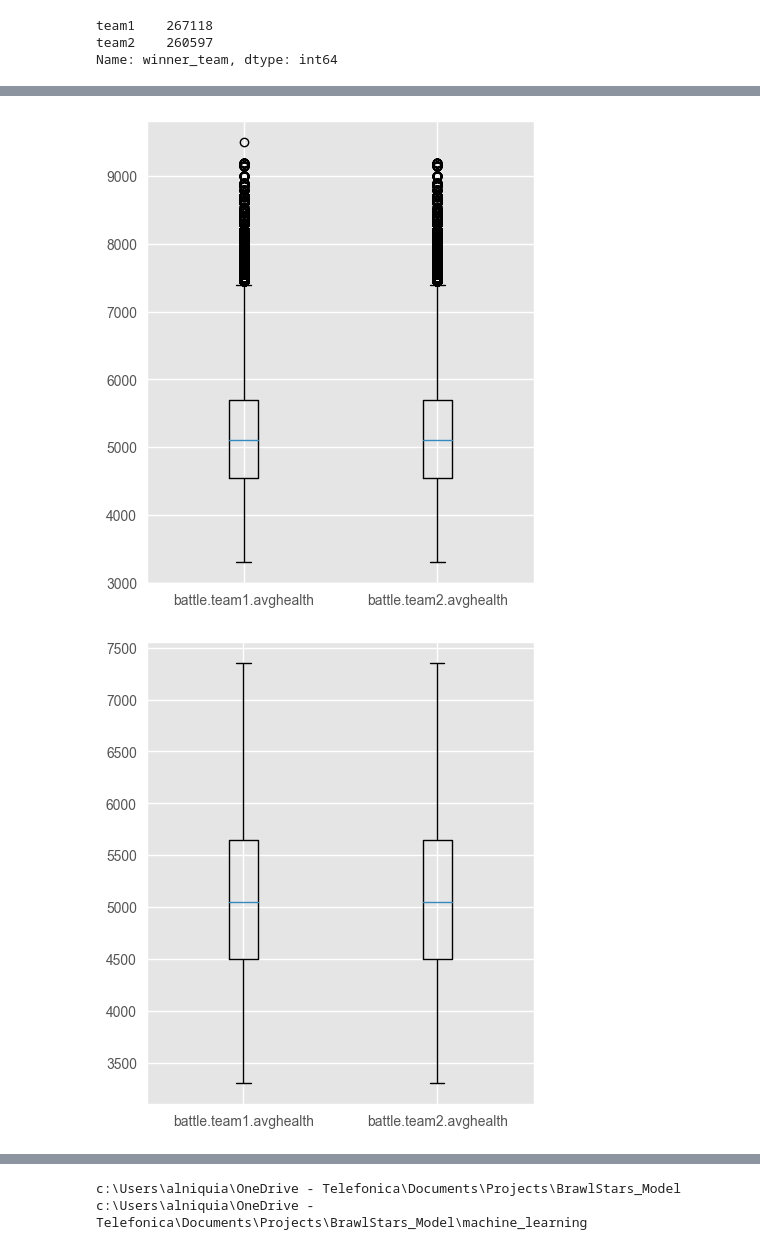
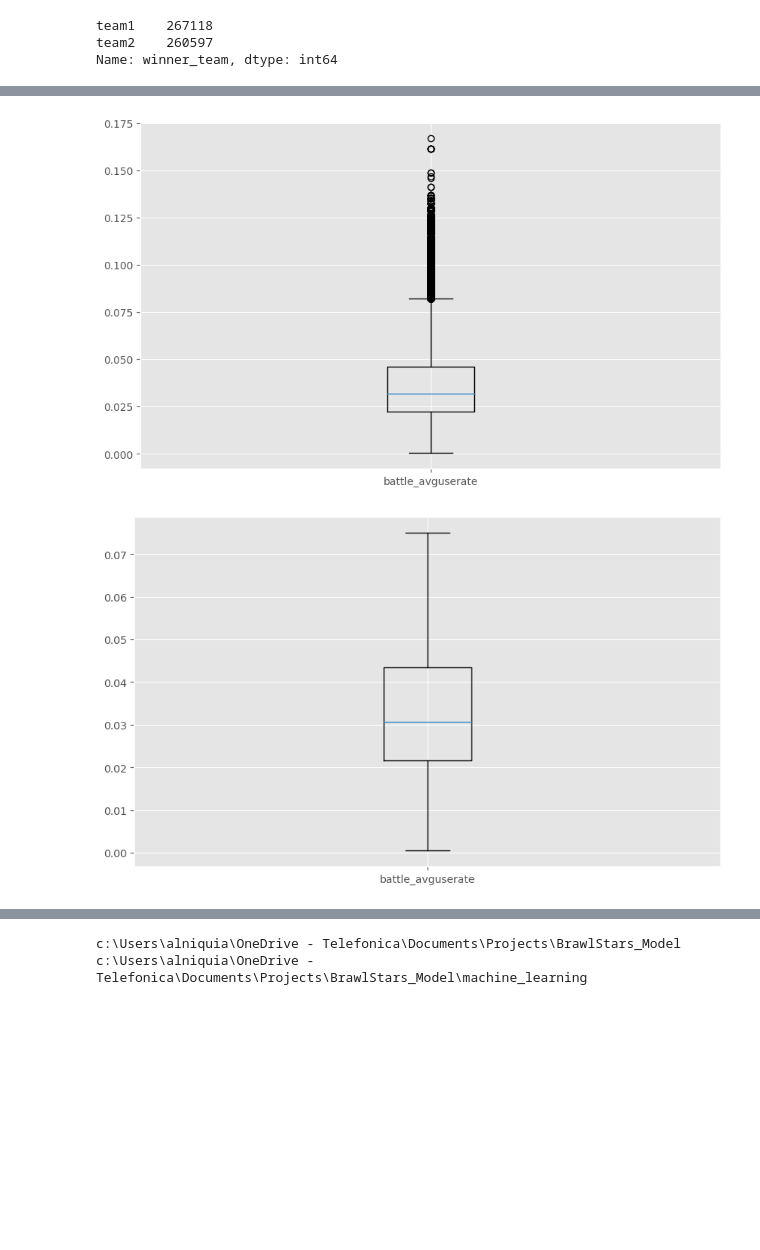
Before and after one commit to aquinteros/BrawlStars_Analytics, a Jupyter notebook: brawlstars_ML_training.ipynb, the cells around one changed output, grey strips where cells are left out. Drawn from its saved outputs; the diff is of its cells as text; code cells hidden in the pictures; blank space fills up the shorter version.

```diff
--- a/brawlstars_ML_training.ipynb
+++ b/brawlstars_ML_training.ipynb
@@ -408,0 +394,5 @@ create_boxplots(battlelogFinal, 'battle.team1.avgpower', 'battle.team2.avgpower'
+# %%
+# crear columna avg speed
+battlelogFinal['battle_avgspeed'] = battlelogFinal.apply(lambda row: create_avg(row, 'Speed_Num'), axis=1)
+
+create_boxplots(battlelogFinal, 'battle_avgspeed')
@@ -408,0 +401,5 @@ create_boxplots(battlelogFinal, 'battle.team1.avgpower', 'battle.team2.avgpower'
+# %%
+# subset avg speed
+battlelogFinal = battlelogFinal[(battlelogFinal['battle_avgspeed'] >= 670) & (battlelogFinal['battle_avgspeed'] <= 810)].reset_index(drop=True)
+
+create_boxplots(battlelogFinal, 'battle_avgspeed')
@@ -409,7 +408,7 @@ create_boxplots(battlelogFinal, 'battle.team1.avgpower', 'battle.team2.avgpower'
 # %%
-# crear columna avg trophies
-battlelogFinal['battle.team1.avgtrophies'] = battlelogFinal.apply(lambda row: create_avg(row, 'team1', 'trophies'), axis=1)
-battlelogFinal['battle.team2.avgtrophies'] = battlelogFinal.apply(lambda row: create_avg(row, 'team2', 'trophies'), axis=1)
+# crear columna avg winrate
+battlelogFinal['battle_avgwinrate'] = battlelogFinal.apply(lambda row: create_avg(row, 'winrate'), axis=1)
+battlelogFinal = battlelogFinal[battlelogFinal['battle_avgwinrate'].isna() == False]
 
-create_boxplots(battlelogFinal, 'battle.team1.avgtrophies', 'battle.team2.avgtrophies')
+create_boxplots(battlelogFinal, 'battle_avgwinrate')
 # %% [output]
@@ -416,0 +416,5 @@ create_boxplots(battlelogFinal, 'battle.team1.avgtrophies', 'battle.team2.avgtro
+# %%
+# subset avg winrate
+battlelogFinal = battlelogFinal[(battlelogFinal['battle_avgwinrate'] >= 0.39) & (battlelogFinal['battle_avgwinrate'] <= 0.605)].reset_index(drop=True)
+
+create_boxplots(battlelogFinal, 'battle_avgwinrate')
@@ -417,15 +423,14 @@ create_boxplots(battlelogFinal, 'battle.team1.avgtrophies', 'battle.team2.avgtro
 # %%
-# crear columna avg health
-battlelogFinal['battle.team1.avghealth'] = battlelogFinal.apply(lambda row: create_avg(row, 'team1', 'Health'), axis=1).reset_index(drop=True)
-battlelogFinal['battle.team2.avghealth'] = battlelogFinal.apply(lambda row: create_avg(row, 'team2', 'Health'), axis=1).reset_index(drop=True)
+# crear columna avg userate
+battlelogFinal['battle_avguserate'] = battlelogFinal.apply(lambda row: create_avg(row, 'userate'), axis=1)
 
-create_boxplots(battlelogFinal, 'battle.team1.avghealth', 'battle.team2.avghealth')
+create_boxplots(battlelogFinal, 'battle_avguserate')
 # %% [output]
-[figure, old version]
+[figure, new version]
 # %%
-# subset avg health
-battlelogFinal = battlelogFinal[(battlelogFinal['battle.team1.avghealth'] < 7400) & (battlelogFinal['battle.team2.avghealth'] < 7400)].reset_index(drop=True)
+# subset avg userate
+battlelogFinal = battlelogFinal[battlelogFinal['battle_avguserate'] <= 0.075].reset_index(drop=True)
 
-create_boxplots(battlelogFinal, 'battle.team1.avghealth', 'battle.team2.avghealth')
+create_boxplots(battlelogFinal, 'battle_avguserate')
 # %% [output]
-[figure, old version]
+[figure, new version]
```
Also changed, not shown: parts of 47 cells of this notebook.
